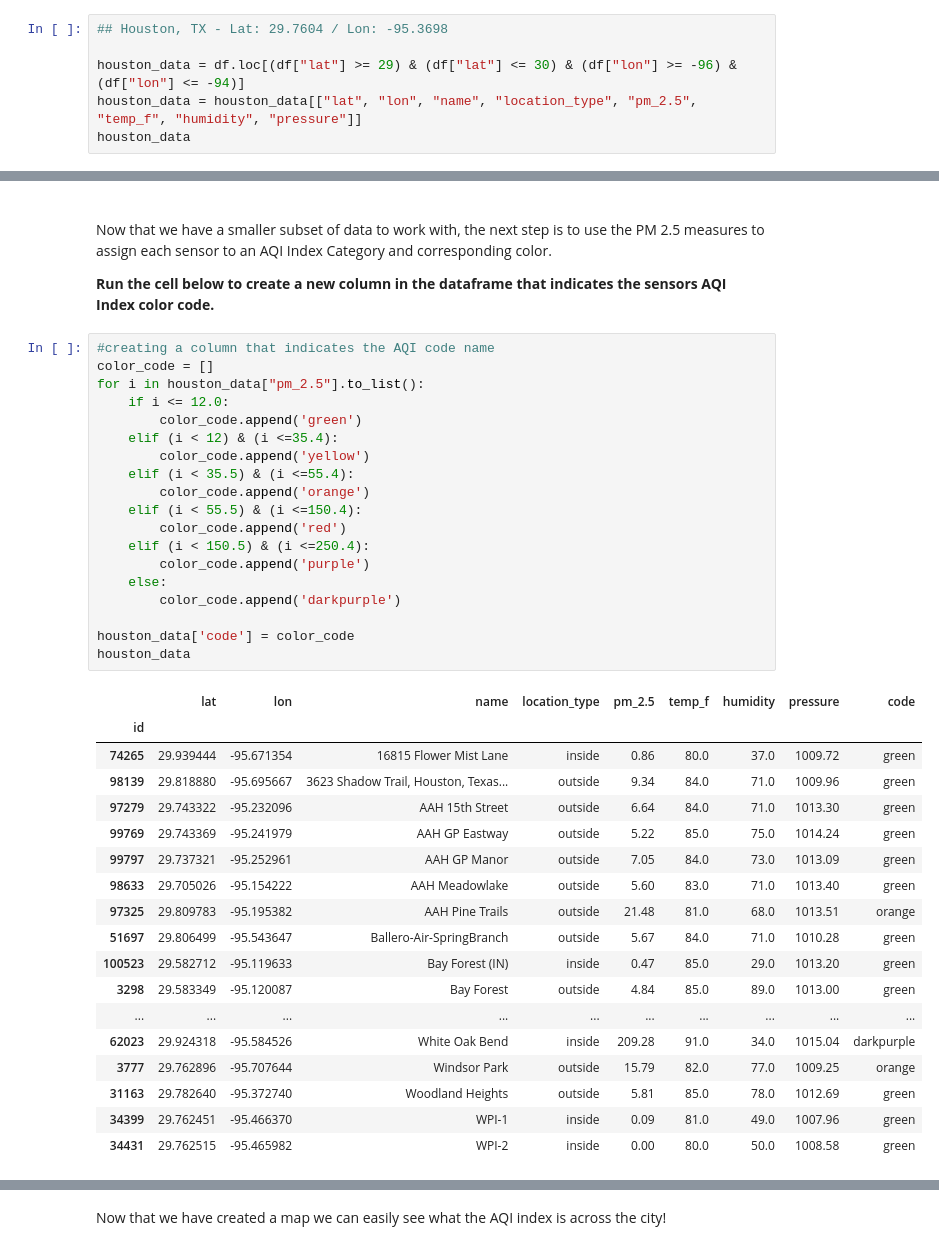
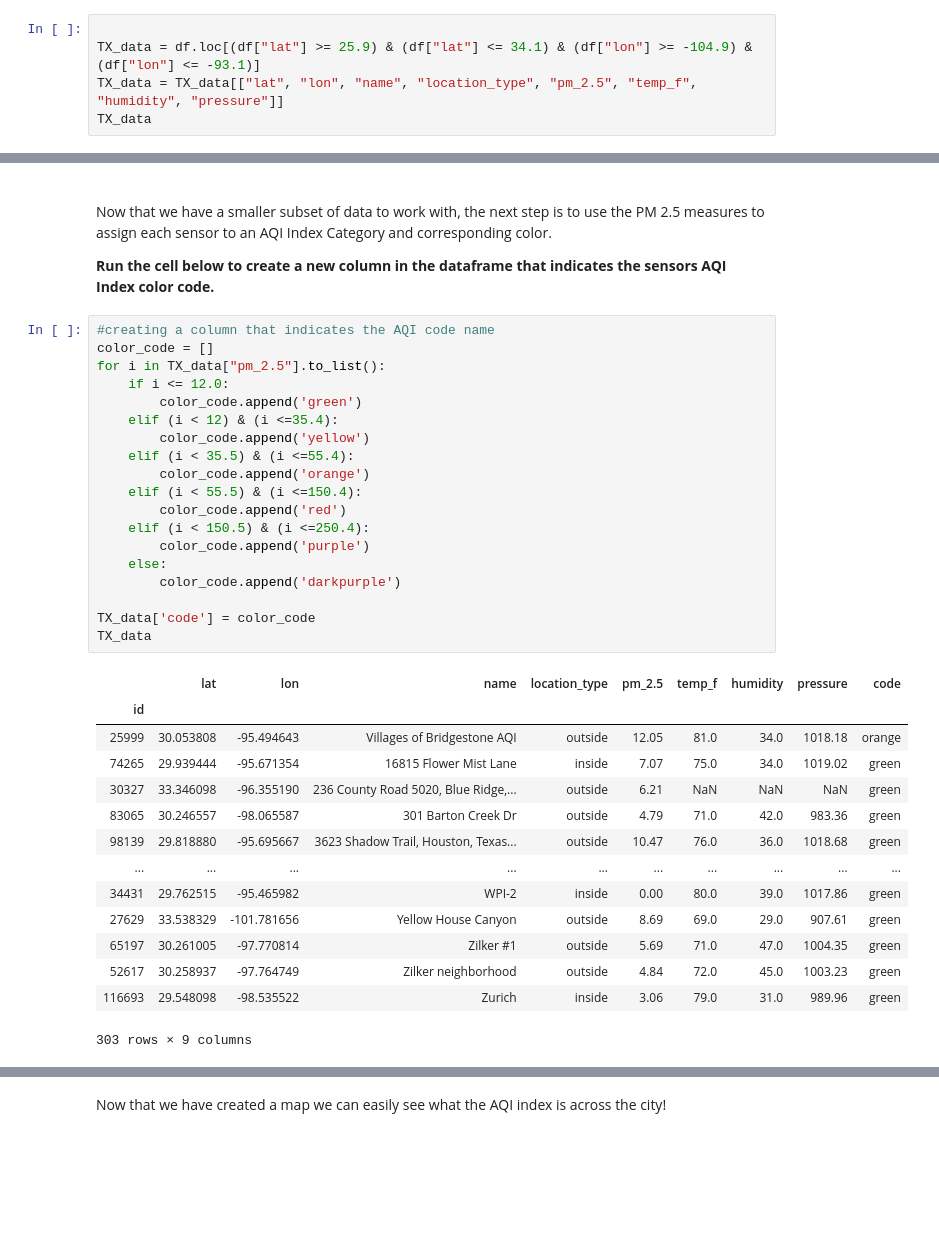
Before and after one commit to ds-modules/air-quality, a Jupyter notebook: Texas_AQI.ipynb, the cells around one changed output, grey strips where cells are left out. Drawn from its saved outputs; the diff is of its cells as text; blank space fills up the shorter version.

```diff
--- a/Texas_AQI.ipynb
+++ b/Texas_AQI.ipynb
@@ -386,11 +390,10 @@ First, let's find a group of sensors that are near Houston, Texas. The code cell
 
 **Run the cell below to display a dataset of about 40 sensors in and surrounding Houston!**
 # %%
-## Houston, TX - Lat: 29.7604 / Lon: -95.3698
 
-houston_data = df.loc[(df["lat"] >= 29) & (df["lat"] <= 30) & (df["lon"] >= -96) & (df["lon"] <= -94)]
-houston_data = houston_data[["lat", "lon", "name", "location_type", "pm_2.5", "temp_f", "humidity", "pressure"]]
-houston_data
+TX_data = df.loc[(df["lat"] >= 25.9) & (df["lat"] <= 34.1) & (df["lon"] >= -104.9) & (df["lon"] <= -93.1)]
+TX_data = TX_data[["lat", "lon", "name", "location_type", "pm_2.5", "temp_f", "humidity", "pressure"]]
+TX_data
 # %% [output]
 |  | lat | lon | name | location_type | pm_2.5 | temp_f | humidity | pressure |
 | id |  |  |  |  |  |  |  |  |
@@ -419,41 +418,37 @@ Now that we have a smaller subset of data to work with, the next step is to use
 # %%
 #creating a column that indicates the AQI code name
 color_code = []
-for i in houston_data["pm_2.5"].to_list():
+for i in TX_data["pm_2.5"].to_list():
     if i <= 12.0:
         color_code.append('green')
     elif (i < 12) & (i <=35.4):
         color_code.append('yellow')
     elif (i < 35.5) & (i <=55.4):
         color_code.append('orange')
     elif (i < 55.5) & (i <=150.4):
         color_code.append('red')
     elif (i < 150.5) & (i <=250.4):
         color_code.append('purple')
     else:
         color_code.append('darkpurple')
 
-houston_data['code'] = color_code
-houston_data
+TX_data['code'] = color_code
+TX_data
 # %% [output]
 |  | lat | lon | name | location_type | pm_2.5 | temp_f | humidity | pressure | code |
 | id |  |  |  |  |  |  |  |  |  |
-| 74265 | 29.939444 | -95.671354 | 16815 Flower Mist Lane | inside | 0.86 | 80.0 | 37.0 | 1009.72 | green |
-| 98139 | 29.818880 | -95.695667 | 3623 Shadow Trail, Houston, Texas... | outside | 9.34 | 84.0 | 71.0 | 1009.96 | green |
-| 97279 | 29.743322 | -95.232096 | AAH 15th Street | outside | 6.64 | 84.0 | 71.0 | 1013.30 | green |
-| 99769 | 29.743369 | -95.241979 | AAH GP Eastway | outside | 5.22 | 85.0 | 75.0 | 1014.24 | green |
-| 99797 | 29.737321 | -95.252961 | AAH GP Manor | outside | 7.05 | 84.0 | 73.0 | 1013.09 | green |
-| 98633 | 29.705026 | -95.154222 | AAH Meadowlake | outside | 5.60 | 83.0 | 71.0 | 1013.40 | green |
-| 97325 | 29.809783 | -95.195382 | AAH Pine Trails | outside | 21.48 | 81.0 | 68.0 | 1013.51 | orange |
-| 51697 | 29.806499 | -95.543647 | Ballero-Air-SpringBranch | outside | 5.67 | 84.0 | 71.0 | 1010.28 | green |
-| 100523 | 29.582712 | -95.119633 | Bay Forest (IN) | inside | 0.47 | 85.0 | 29.0 | 1013.20 | green |
-| 3298 | 29.583349 | -95.120087 | Bay Forest | outside | 4.84 | 85.0 | 89.0 | 1013.00 | green |
+| 25999 | 30.053808 | -95.494643 | Villages of Bridgestone AQI | outside | 12.05 | 81.0 | 34.0 | 1018.18 | orange |
+| 74265 | 29.939444 | -95.671354 | 16815 Flower Mist Lane | inside | 7.07 | 75.0 | 34.0 | 1019.02 | green |
+| 30327 | 33.346098 | -96.355190 | 236 County Road 5020, Blue Ridge,... | outside | 6.21 | NaN | NaN | NaN | green |
+| 83065 | 30.246557 | -98.065587 | 301 Barton Creek Dr | outside | 4.79 | 71.0 | 42.0 | 983.36 | green |
+| 98139 | 29.818880 | -95.695667 | 3623 Shadow Trail, Houston, Texas... | outside | 10.47 | 76.0 | 36.0 | 1018.68 | green |
 | ... | ... | ... | ... | ... | ... | ... | ... | ... | ... |
-| 62023 | 29.924318 | -95.584526 | White Oak Bend | inside | 209.28 | 91.0 | 34.0 | 1015.04 | darkpurple |
-| 3777 | 29.762896 | -95.707644 | Windsor Park | outside | 15.79 | 82.0 | 77.0 | 1009.25 | orange |
-| 31163 | 29.782640 | -95.372740 | Woodland Heights | outside | 5.81 | 85.0 | 78.0 | 1012.69 | green |
-| 34399 | 29.762451 | -95.466370 | WPI-1 | inside | 0.09 | 81.0 | 49.0 | 1007.96 | green |
-| 34431 | 29.762515 | -95.465982 | WPI-2 | inside | 0.00 | 80.0 | 50.0 | 1008.58 | green |
+| 34431 | 29.762515 | -95.465982 | WPI-2 | inside | 0.00 | 80.0 | 39.0 | 1017.86 | green |
+| 27629 | 33.538329 | -101.781656 | Yellow House Canyon | outside | 8.69 | 69.0 | 29.0 | 907.61 | green |
+| 65197 | 30.261005 | -97.770814 | Zilker #1 | outside | 5.69 | 71.0 | 47.0 | 1004.35 | green |
+| 52617 | 30.258937 | -97.764749 | Zilker neighborhood | outside | 4.84 | 72.0 | 45.0 | 1003.23 | green |
+| 116693 | 29.548098 | -98.535522 | Zurich | inside | 3.06 | 79.0 | 31.0 | 989.96 | green |
+303 rows × 9 columns
 # %% [markdown]
 <br>
 
```
Also changed, not shown: parts of 15 cells of this notebook.
